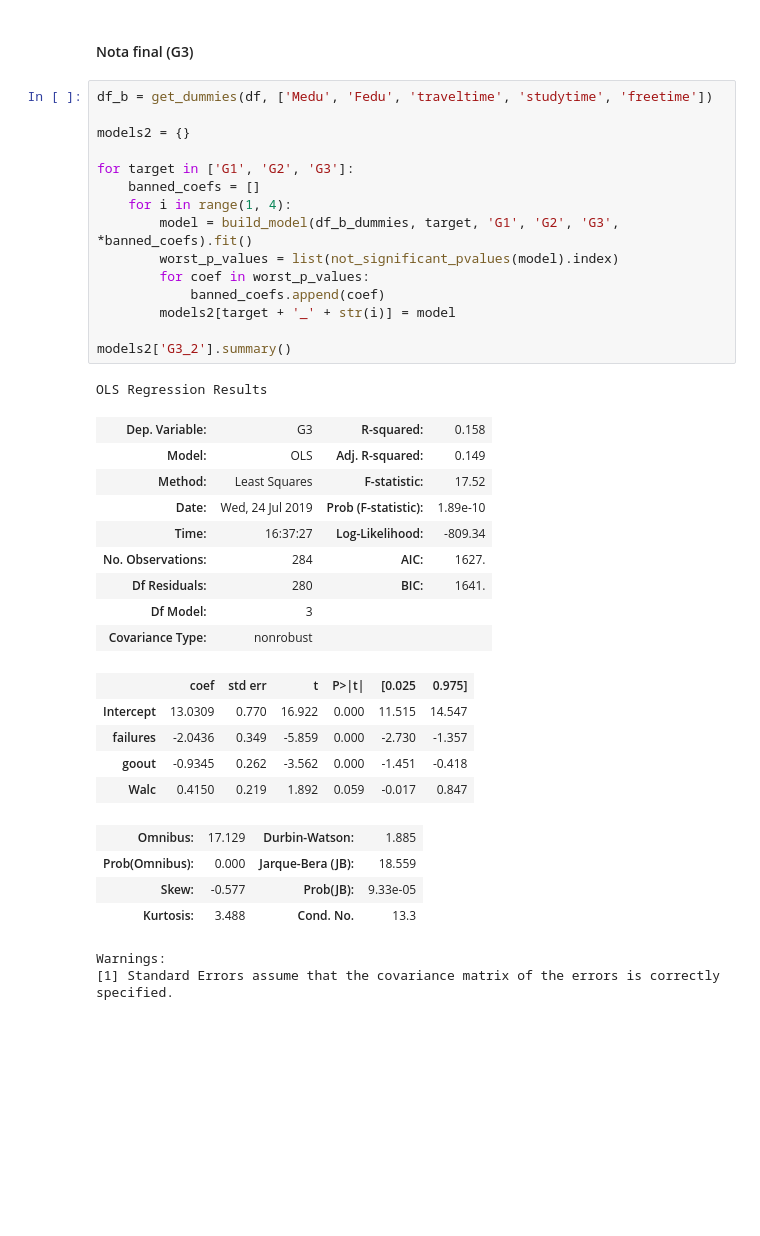
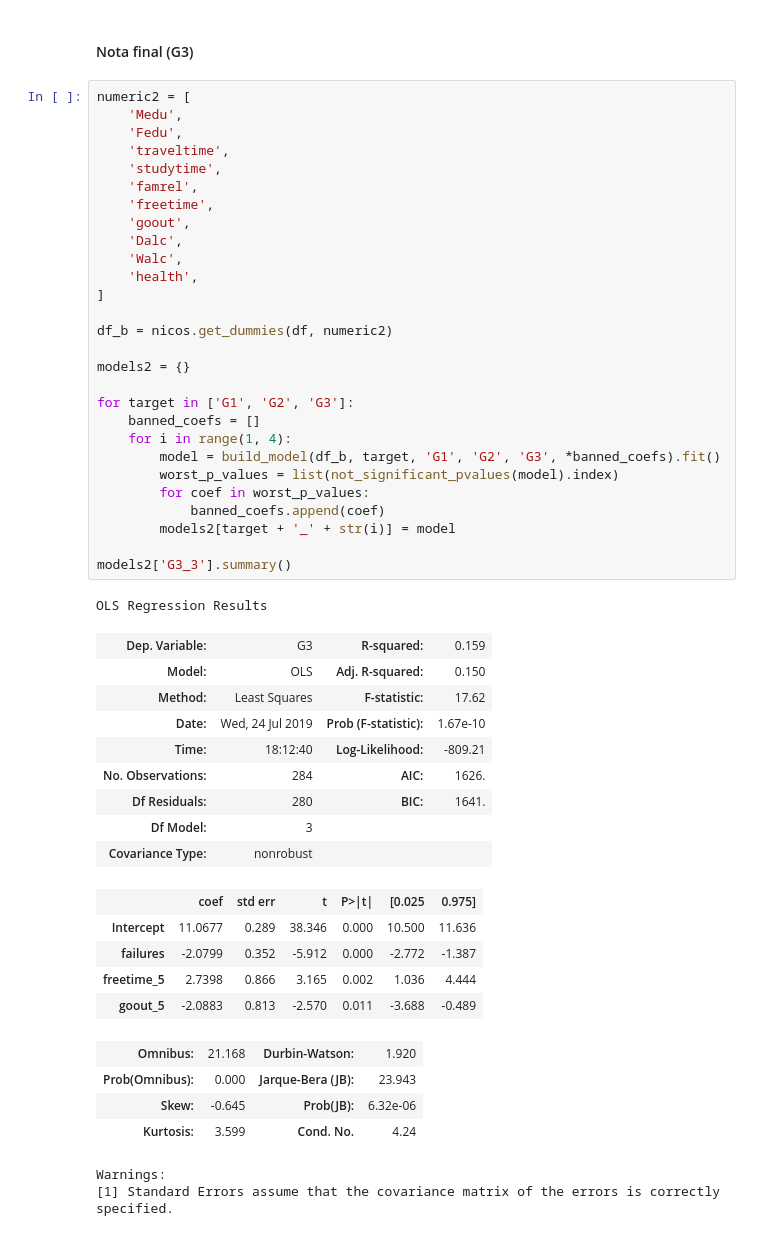
Before and after one commit to muZk/desafio-latam-ds-python, a Jupyter notebook: 02 - Fundamentos Data Science/prueba/Rendimiento escolar.ipynb, the cells around one changed output. Drawn from its saved outputs; the diff is of its cells as text; blank space fills up the shorter version.

```diff
--- a/02 - Fundamentos Data Science/prueba/Rendimiento escolar.ipynb
+++ b/02 - Fundamentos Data Science/prueba/Rendimiento escolar.ipynb
@@ -730,39 +730,52 @@ Existen dos regresores que se encuentran en todas las notas:
 # %% [markdown]
 #### Nota final (G3)
 # %%
-df_b = get_dummies(df, ['Medu', 'Fedu', 'traveltime', 'studytime', 'freetime'])
+numeric2 = [
+    'Medu',
+    'Fedu',
+    'traveltime',
+    'studytime',
+    'famrel',
+    'freetime',
+    'goout',
+    'Dalc',
+    'Walc',
+    'health',
+]
+
+df_b = nicos.get_dummies(df, numeric2)
 
 models2 = {}
 
 for target in ['G1', 'G2', 'G3']:
     banned_coefs = []
     for i in range(1, 4):
-        model = build_model(df_b_dummies, target, 'G1', 'G2', 'G3', *banned_coefs).fit()
+        model = build_model(df_b, target, 'G1', 'G2', 'G3', *banned_coefs).fit()
         worst_p_values = list(not_significant_pvalues(model).index)
         for coef in worst_p_values:
             banned_coefs.append(coef)
         models2[target + '_' + str(i)] = model
 
-models2['G3_2'].summary()
+models2['G3_3'].summary()
 # %% [output]
 OLS Regression Results
-| Dep. Variable: | G3 | R-squared: | 0.158 |
-| Model: | OLS | Adj. R-squared: | 0.149 |
-| Method: | Least Squares | F-statistic: | 17.52 |
-| Date: | Wed, 24 Jul 2019 | Prob (F-statistic): | 1.89e-10 |
-| Time: | 16:37:27 | Log-Likelihood: | -809.34 |
-| No. Observations: | 284 | AIC: | 1627. |
+| Dep. Variable: | G3 | R-squared: | 0.159 |
+| Model: | OLS | Adj. R-squared: | 0.150 |
+| Method: | Least Squares | F-statistic: | 17.62 |
+| Date: | Wed, 24 Jul 2019 | Prob (F-statistic): | 1.67e-10 |
+| Time: | 18:12:40 | Log-Likelihood: | -809.21 |
+| No. Observations: | 284 | AIC: | 1626. |
 | Df Residuals: | 280 | BIC: | 1641. |
 | Df Model: | 3 |  |  |
 | Covariance Type: | nonrobust |  |  |
 |  | coef | std err | t | P>|t| | [0.025 | 0.975] |
-| Intercept | 13.0309 | 0.770 | 16.922 | 0.000 | 11.515 | 14.547 |
-| failures | -2.0436 | 0.349 | -5.859 | 0.000 | -2.730 | -1.357 |
-| goout | -0.9345 | 0.262 | -3.562 | 0.000 | -1.451 | -0.418 |
-| Walc | 0.4150 | 0.219 | 1.892 | 0.059 | -0.017 | 0.847 |
+| Intercept | 11.0677 | 0.289 | 38.346 | 0.000 | 10.500 | 11.636 |
+| failures | -2.0799 | 0.352 | -5.912 | 0.000 | -2.772 | -1.387 |
+| freetime_5 | 2.7398 | 0.866 | 3.165 | 0.002 | 1.036 | 4.444 |
+| goout_5 | -2.0883 | 0.813 | -2.570 | 0.011 | -3.688 | -0.489 |
-| Omnibus: | 17.129 | Durbin-Watson: | 1.885 |
-| Prob(Omnibus): | 0.000 | Jarque-Bera (JB): | 18.559 |
-| Skew: | -0.577 | Prob(JB): | 9.33e-05 |
-| Kurtosis: | 3.488 | Cond. No. | 13.3 |
+| Omnibus: | 21.168 | Durbin-Watson: | 1.920 |
+| Prob(Omnibus): | 0.000 | Jarque-Bera (JB): | 23.943 |
+| Skew: | -0.645 | Prob(JB): | 6.32e-06 |
+| Kurtosis: | 3.599 | Cond. No. | 4.24 |
 Warnings:
 [1] Standard Errors assume that the covariance matrix of the errors is correctly specified.
```
